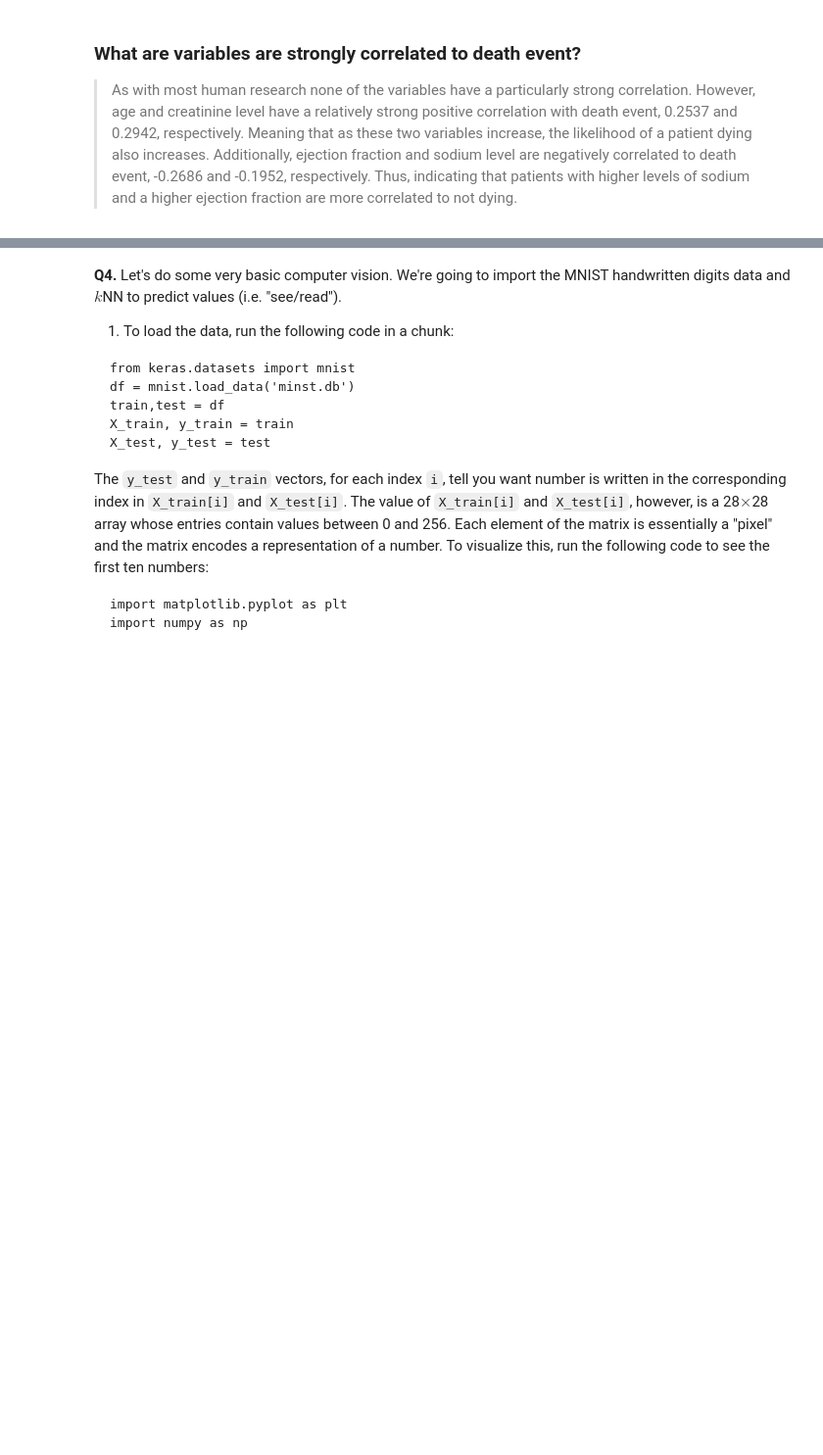
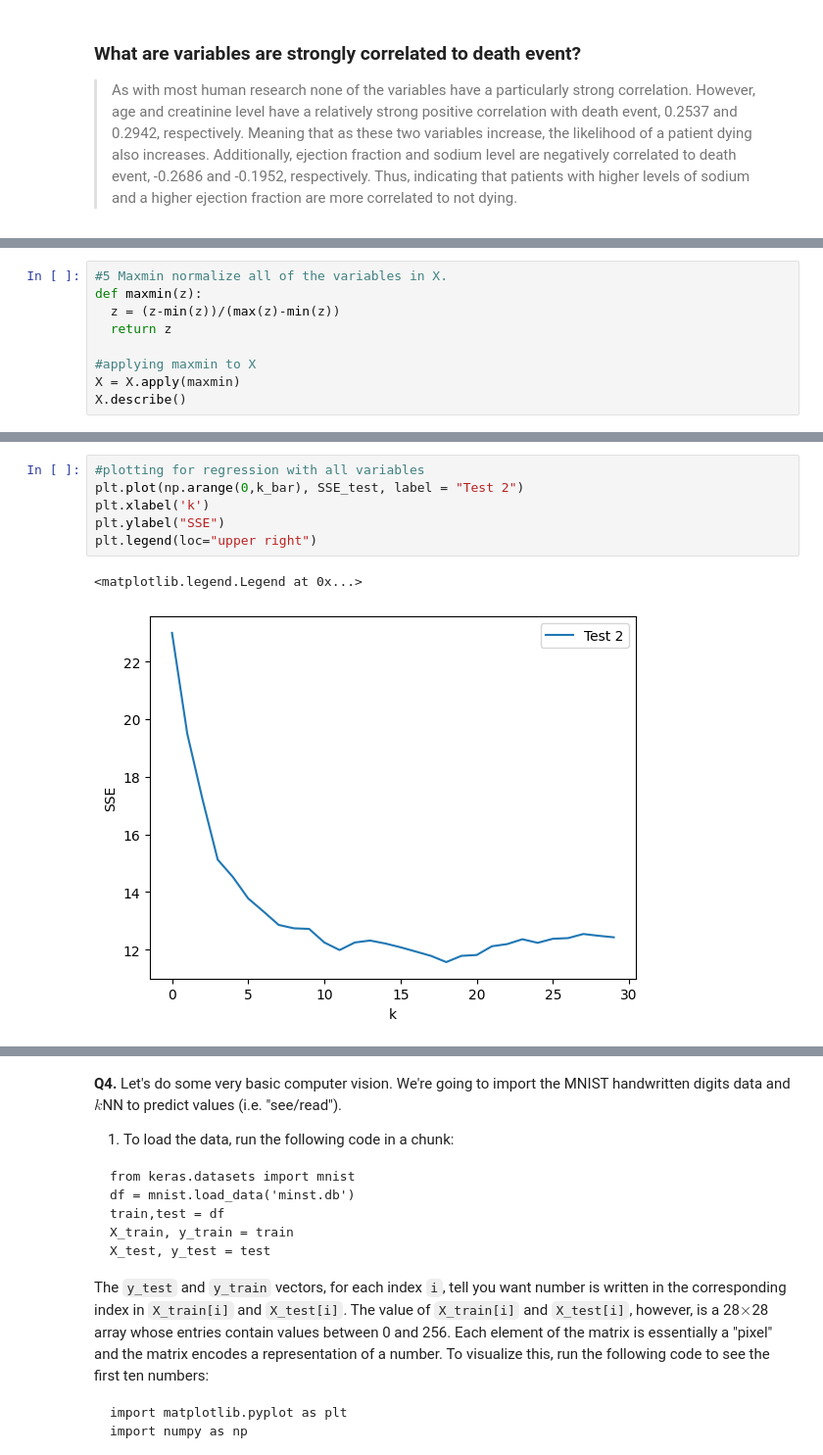
Before and after one commit to acb4rn/assignment3, a Jupyter notebook: assignment_knn_and_kmc.ipynb, the cells around one changed output, grey strips where cells are left out. Shown: that part at 98% size. Drawn from its saved outputs; the diff is of its cells as text; blank space fills up the shorter version.

```diff
--- a/assignment_knn_and_kmc.ipynb
+++ b/assignment_knn_and_kmc.ipynb
@@ -336,0 +320,9 @@ DEATH_EVENT
+# %%
+#5 Maxmin normalize all of the variables in X.
+def maxmin(z):
+  z = (z-min(z))/(max(z)-min(z))
+  return z
+
+#applying maxmin to X
+X = X.apply(maxmin)
+X.describe()
@@ -336,0 +404,9 @@ DEATH_EVENT
+# %%
+#plotting for regression with all variables
+plt.plot(np.arange(0,k_bar), SSE_test, label = "Test 2")
+plt.xlabel('k')
+plt.ylabel("SSE")
+plt.legend(loc="upper right")
+# %% [output]
+<matplotlib.legend.Legend at 0x...>
+[figure, added]
```
Also changed, not shown: parts of 31 cells of this notebook.
